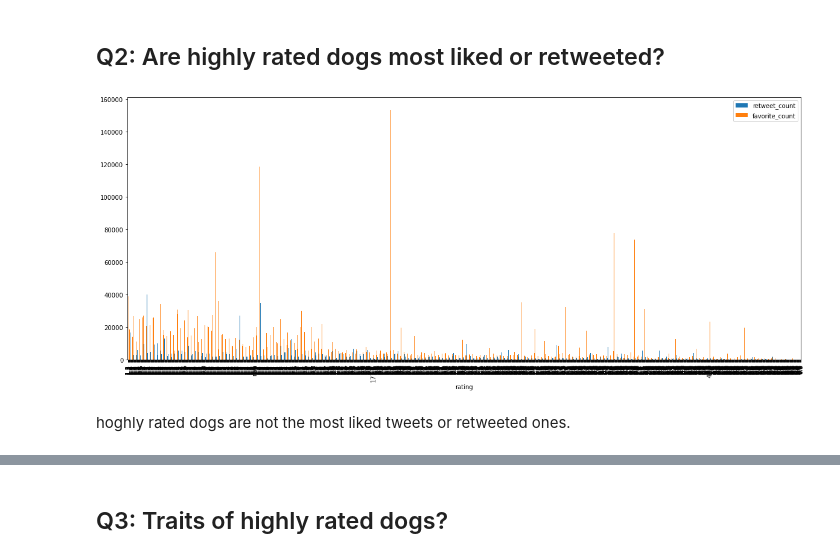
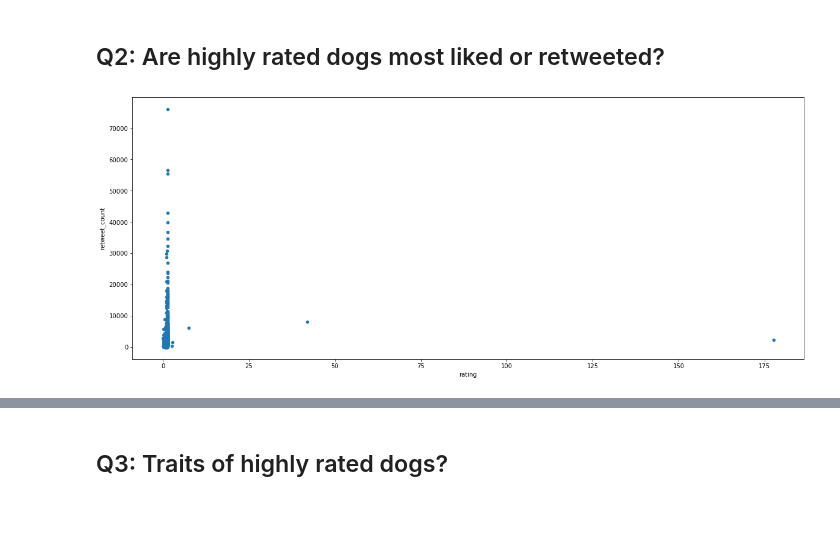
Before and after one commit to SidraEffendi/data-wrangling, a Jupyter notebook: wrangle_act.ipynb, the cells around one changed output, grey strips where cells are left out. Drawn from its saved outputs; the diff is of its cells as text; code cells hidden in the pictures; blank space fills up the shorter version.

```diff
--- a/wrangle_act.ipynb
+++ b/wrangle_act.ipynb
@@ -975,8 +975,6 @@ puppo fetches the highest ratings while as pupper gets least rating.
 # %%
 #plot the retweet count of the dogs along with their rating.
 #plot the ratings on x axis and the retweet count on the y axis.
-t_archive_clean.plot(x="rating", y=["retweet_count","favorite_count"], kind ='bar', figsize=(20,8));
+t_archive_clean.plot(x="rating", y="retweet_count",kind ='scatter',figsize=(20,8));
 # %% [output]
-[figure, old version]
+[figure, new version]
-# %% [markdown]
-hoghly rated dogs are not the most liked tweets or retweeted ones.
```
Also changed, not shown: parts of 14 cells of this notebook.
